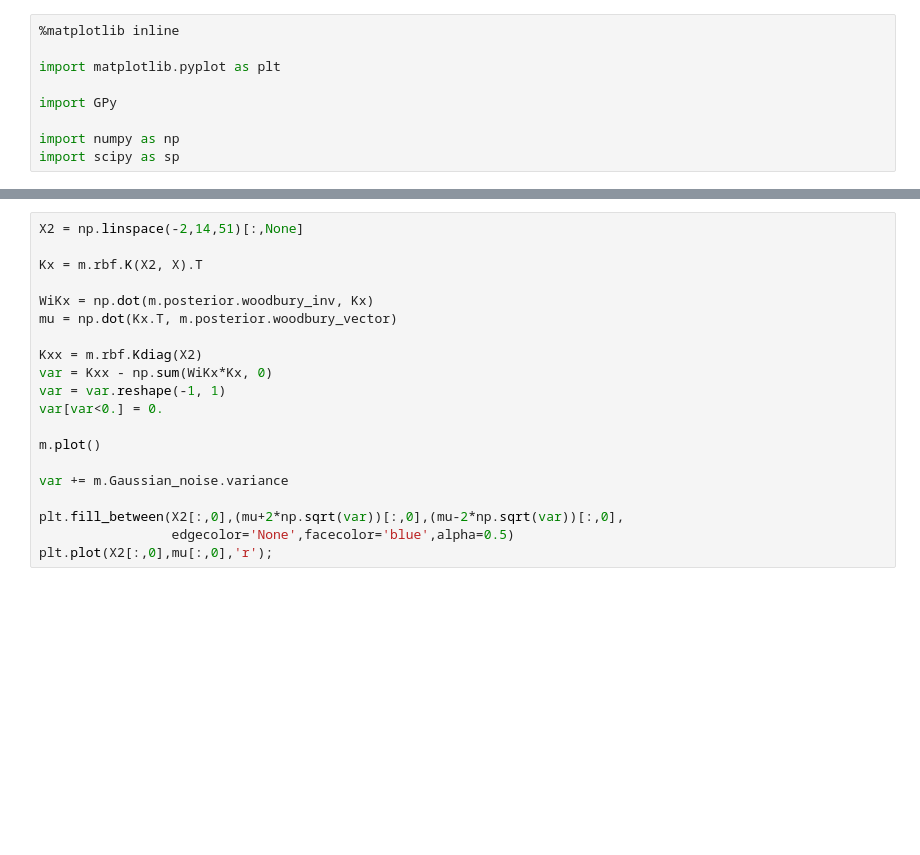
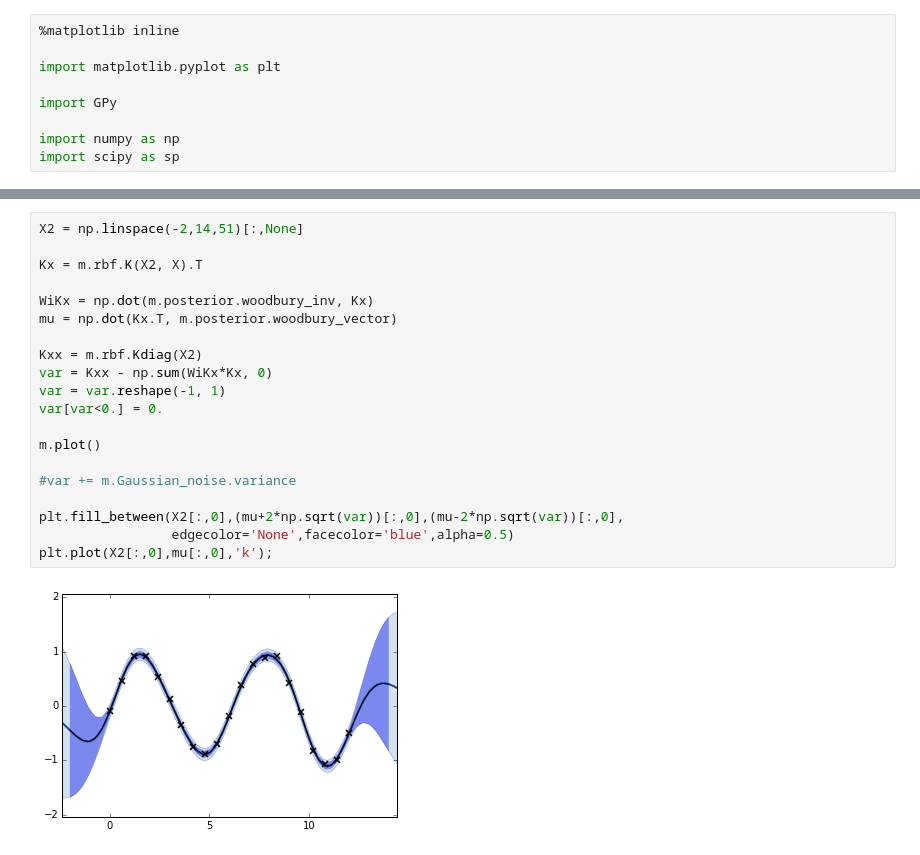
Before and after one commit to smason/ip2, a Jupyter notebook: gp inference.ipynb, the cells around one changed output, grey strips where cells are left out. Drawn from its saved outputs; the diff is of its cells as text; blank space fills up the shorter version.

```diff
--- a/gp inference.ipynb
+++ b/gp inference.ipynb
@@ -17,20 +27,22 @@ m
 # %%
 X2 = np.linspace(-2,14,51)[:,None]
 
 Kx = m.rbf.K(X2, X).T
 
 WiKx = np.dot(m.posterior.woodbury_inv, Kx)
 mu = np.dot(Kx.T, m.posterior.woodbury_vector)
 
 Kxx = m.rbf.Kdiag(X2)
 var = Kxx - np.sum(WiKx*Kx, 0)
 var = var.reshape(-1, 1)
 var[var<0.] = 0.
 
 m.plot()
 
-var += m.Gaussian_noise.variance
+#var += m.Gaussian_noise.variance
 
 plt.fill_between(X2[:,0],(mu+2*np.sqrt(var))[:,0],(mu-2*np.sqrt(var))[:,0],
                  edgecolor='None',facecolor='blue',alpha=0.5)
-plt.plot(X2[:,0],mu[:,0],'r');
+plt.plot(X2[:,0],mu[:,0],'k');
+# %% [output]
+[figure, added]
```
Also changed, not shown: parts of 3 cells of this notebook.
